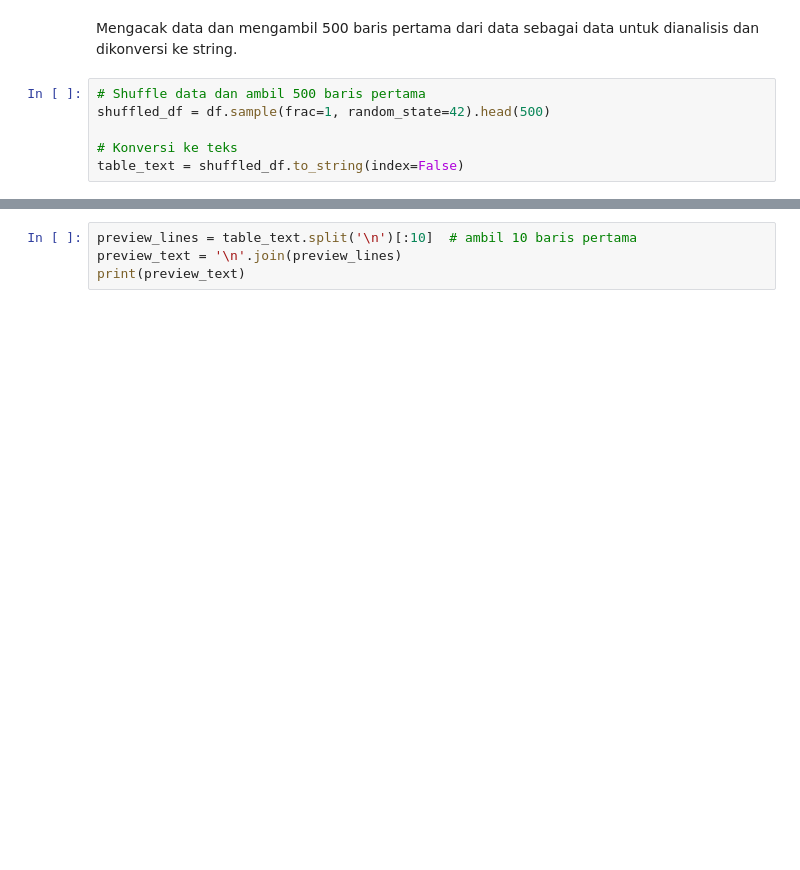
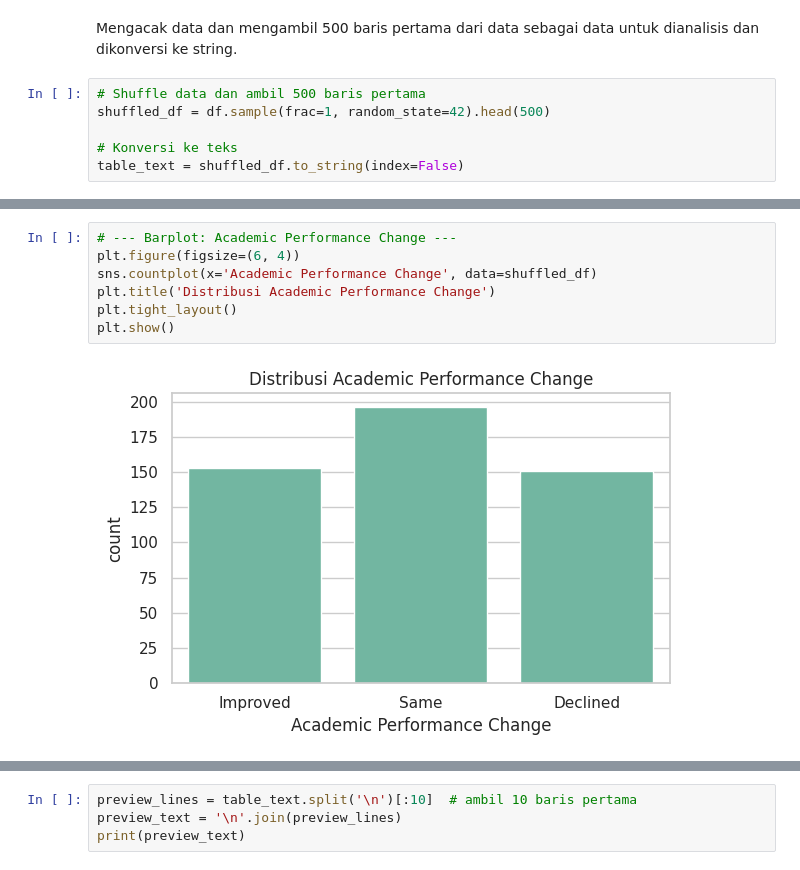
Before and after one commit to Setaarya/student_mental_health_analysis_with_IBMGranite, a Jupyter notebook: student_mental_health_analysis.ipynb, the cells around one changed output, grey strips where cells are left out. Cells and saved outputs as stored; diff of their text form; blank space fills up the shorter version.

```diff
--- a/student_mental_health_analysis.ipynb
+++ b/student_mental_health_analysis.ipynb
@@ -129,0 +203,9 @@ table_text = shuffled_df.to_string(index=False)
+# %%
+# --- Barplot: Academic Performance Change ---
+plt.figure(figsize=(6, 4))
+sns.countplot(x='Academic Performance Change', data=shuffled_df)
+plt.title('Distribusi Academic Performance Change')
+plt.tight_layout()
+plt.show()
+# %% [output]
+[figure, added]
```
Also changed, not shown: parts of 21 cells of this notebook.
